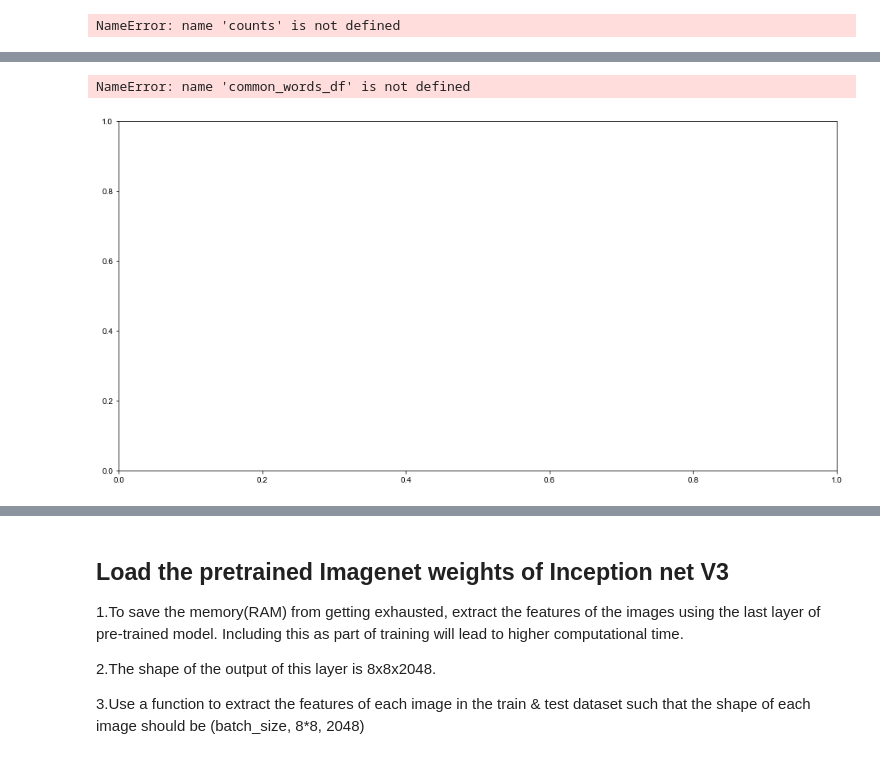
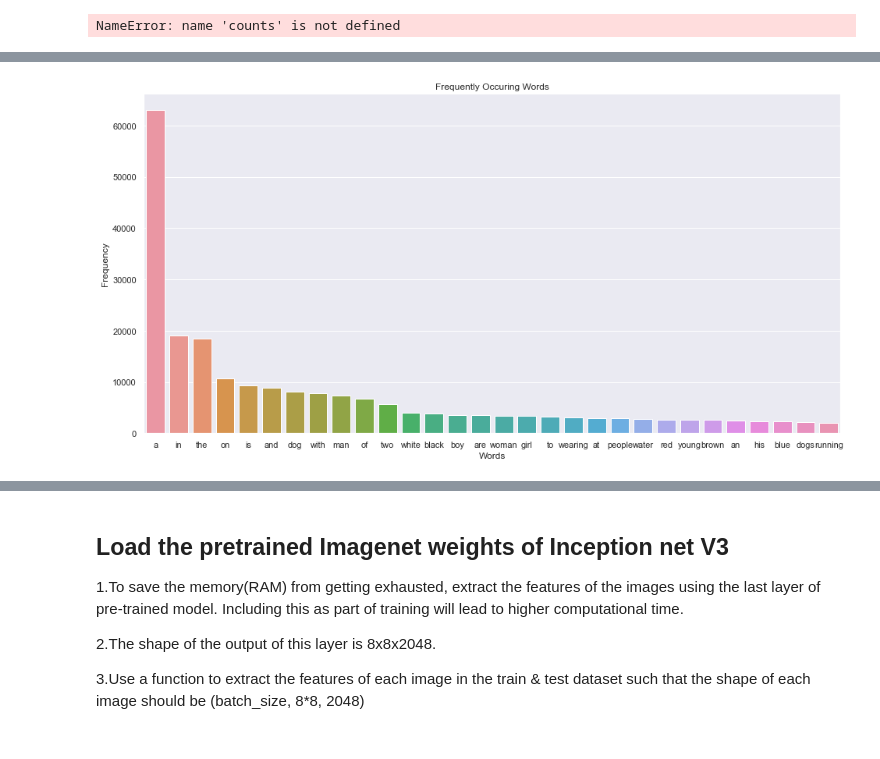
Before and after one commit to Lakshmi-1212/Eye_for_Blind, a Jupyter notebook: Eye_for_blind.ipynb, the cells around one changed output, grey strips where cells are left out. Drawn from its saved outputs; the diff is of its cells as text; code cells hidden in the pictures.

```diff
--- a/Eye_for_blind.ipynb
+++ b/Eye_for_blind.ipynb
@@ -137,0 +147,2 @@ Shape:(40455, 3)
+# %%
+df['caption'] = df['caption'].apply(lambda x: f'<start> {x} <end>')
@@ -273,0 +307,5 @@ NameError: name 'nltk' is not defined
+# %%
+sort_orders = sorted(tokenizer.word_counts.items(), key=lambda x: x[1], reverse=True)
+common_words = [{"word":i[0], "frequency":i[1]} for i in sort_orders]
+common_words_df = pd.DataFrame(common_words)
+display(common_words_df.head(30))
@@ -274,13 +330,12 @@ NameError: name 'nltk' is not defined
 # %%
 import seaborn as sns
 import matplotlib.pyplot as plt
 fig, ax = plt.subplots(figsize=(16, 8))
 sns.set_theme(style="darkgrid")
-sns.barplot(x="word", y = 'frequency', data = common_words_df)
+sns.barplot(x="word", y = 'frequency', data = common_words_df.head(30))
 plt.xlabel("Words")
 plt.ylabel("Frequency")
 plt.title("Frequently Occuring Words") # You can comment this line out if you don't need title
 plt.show()
 # %% [output]
-NameError: name 'common_words_df' is not defined
-[figure, old version]
+[figure, new version]
```
Also changed, not shown: parts of 66 cells of this notebook.
